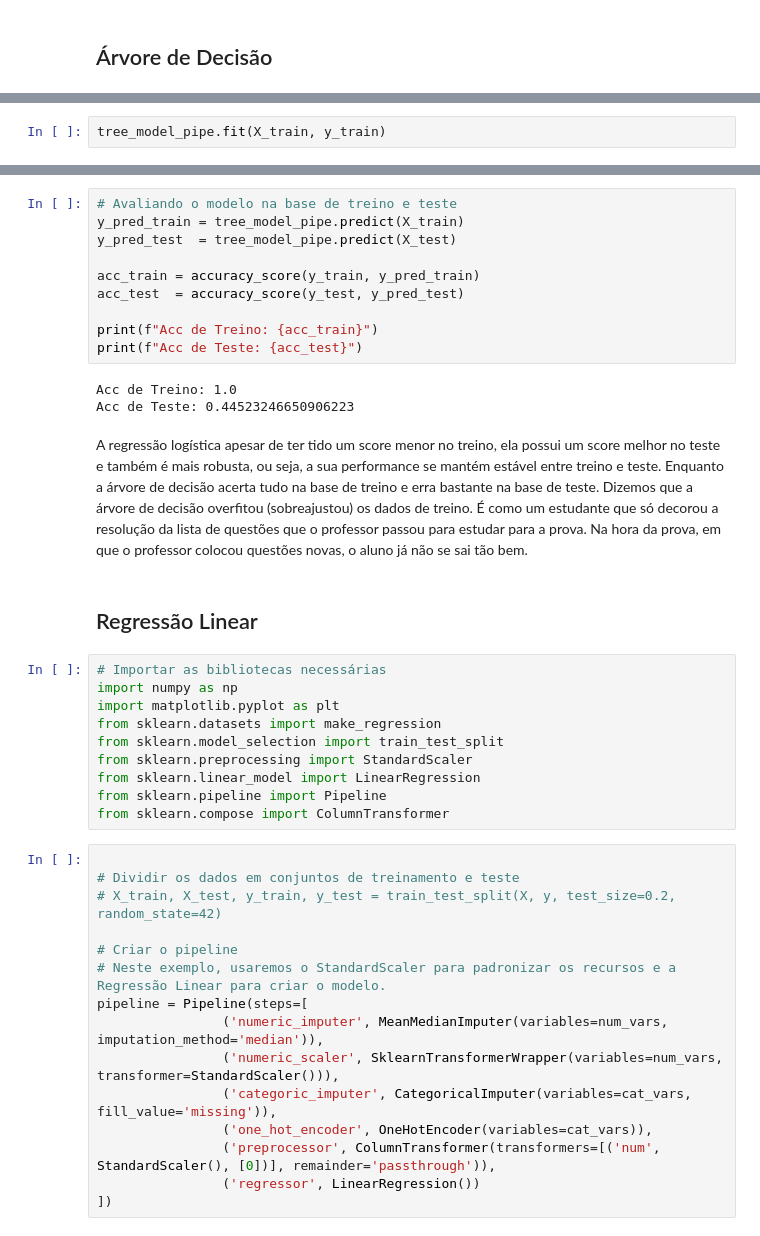
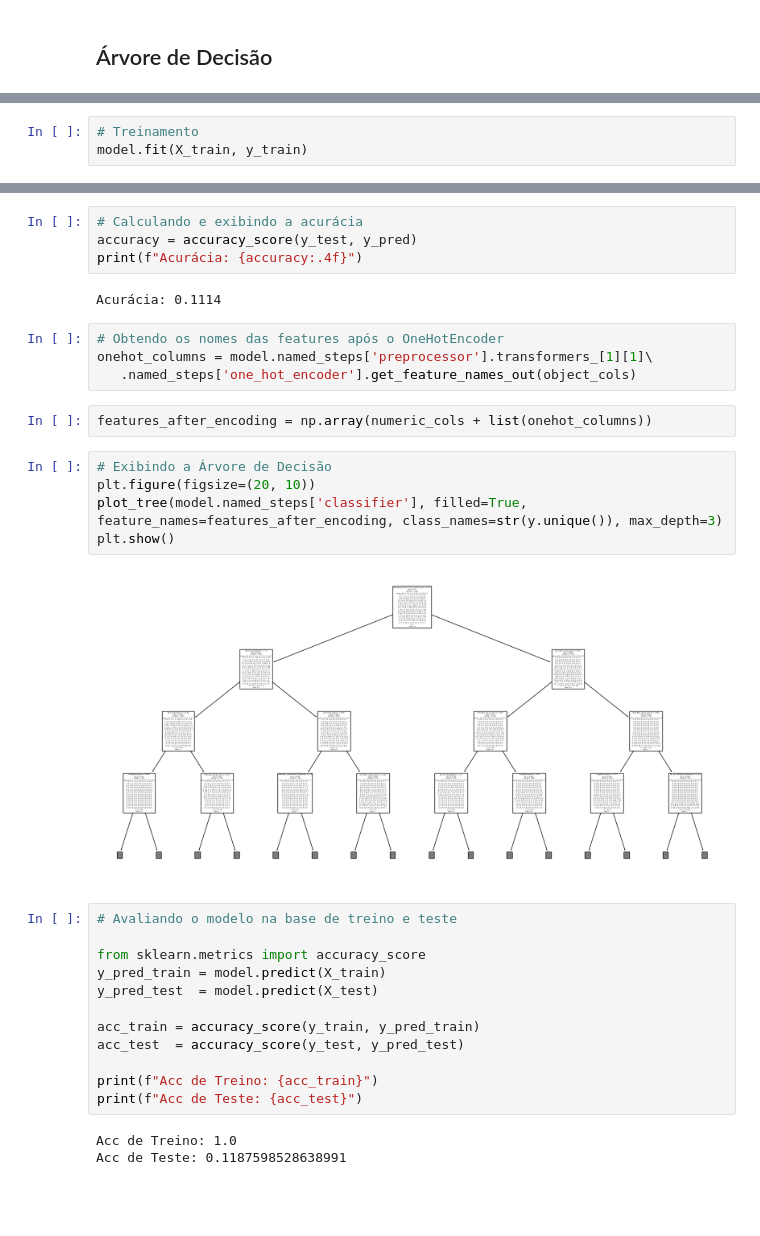
Before and after one commit to johnosd/MPAlugueisLisboa, a Jupyter notebook: src/Notebooks/9 - Regressao Logistica e Arvore de Decisao.ipynb, the cells around one changed output, grey strips where cells are left out. Cells and saved outputs as stored; diff of their text form; blank space fills up the shorter version.

```diff
--- a/src/Notebooks/9 - Regressao Logistica e Arvore de Decisao.ipynb
+++ b/src/Notebooks/9 - Regressao Logistica e Arvore de Decisao.ipynb
@@ -215,4 +222,2 @@ tree_model_pipe = Pipeline(steps=[
                 ('algoritmo', DecisionTreeClassifier(random_state=42))
 ])
-# %%
-tree_model_pipe.fit(X_train, y_train)
@@ -236,0 +261,3 @@ Pipeline(steps=[('numeric_imputer',
+# %%
+# Treinamento
+model.fit(X_train, y_train)
@@ -237,7 +282,28 @@ Pipeline(steps=[('numeric_imputer',
+# %%
+# Calculando e exibindo a acurácia
+accuracy = accuracy_score(y_test, y_pred)
+print(f"Acurácia: {accuracy:.4f}")
+# %% [output]
+Acurácia: 0.1114
+# %%
+# Obtendo os nomes das features após o OneHotEncoder
+onehot_columns = model.named_steps['preprocessor'].transformers_[1][1]\
+   .named_steps['one_hot_encoder'].get_feature_names_out(object_cols)
+# %%
+features_after_encoding = np.array(numeric_cols + list(onehot_columns))
+# %%
+# Exibindo a Árvore de Decisão
+plt.figure(figsize=(20, 10))
+plot_tree(model.named_steps['classifier'], filled=True, feature_names=features_after_encoding, class_names=str(y.unique()), max_depth=3)
+plt.show()
+# %% [output]
+[figure, added]
 # %%
 # Avaliando o modelo na base de treino e teste
-y_pred_train = tree_model_pipe.predict(X_train)
-y_pred_test  = tree_model_pipe.predict(X_test)
+
+from sklearn.metrics import accuracy_score
+y_pred_train = model.predict(X_train)
+y_pred_test  = model.predict(X_test)
 
 acc_train = accuracy_score(y_train, y_pred_train)
 acc_test  = accuracy_score(y_test, y_pred_test)
@@ -246,33 +312,4 @@ print(f"Acc de Treino: {acc_train}")
 print(f"Acc de Teste: {acc_test}")
 # %% [output]
 Acc de Treino: 1.0
-Acc de Teste: 0.44523246650906223
+Acc de Teste: 0.1187598528638991
-# %% [markdown]
-A regressão logística apesar de ter tido um score menor no treino, ela possui um score melhor no teste e também é mais robusta, ou seja, a sua performance se mantém estável entre treino e teste. Enquanto a árvore de decisão acerta tudo na base de treino e erra bastante na base de teste. Dizemos que a árvore de decisão overfitou (sobreajustou) os dados de treino. É como um estudante que só decorou a resolução da lista de questões que o professor passou para estudar para a prova. Na hora da prova, em que o professor colocou questões novas, o aluno já não se sai tão bem.
-# %% [markdown]
-## Regressão Linear
-# %%
-# Importar as bibliotecas necessárias
-import numpy as np
-import matplotlib.pyplot as plt
-from sklearn.datasets import make_regression
-from sklearn.model_selection import train_test_split
-from sklearn.preprocessing import StandardScaler
-from sklearn.linear_model import LinearRegression
-from sklearn.pipeline import Pipeline
-from sklearn.compose import ColumnTransformer
-# %%
-
-# Dividir os dados em conjuntos de treinamento e teste
-# X_train, X_test, y_train, y_test = train_test_split(X, y, test_size=0.2, random_state=42)
-
-# Criar o pipeline
-# Neste exemplo, usaremos o StandardScaler para padronizar os recursos e a Regressão Linear para criar o modelo.
-pipeline = Pipeline(steps=[
-                ('numeric_imputer', MeanMedianImputer(variables=num_vars, imputation_method='median')),
-                ('numeric_scaler', SklearnTransformerWrapper(variables=num_vars, transformer=StandardScaler())),
-                ('categoric_imputer', CategoricalImputer(variables=cat_vars, fill_value='missing')),
-                ('one_hot_encoder', OneHotEncoder(variables=cat_vars)),
-                ('preprocessor', ColumnTransformer(transformers=[('num', StandardScaler(), [0])], remainder='passthrough')),
-                ('regressor', LinearRegression())
-])
```
Also changed, not shown: parts of 14 cells of this notebook, 1 other file.
